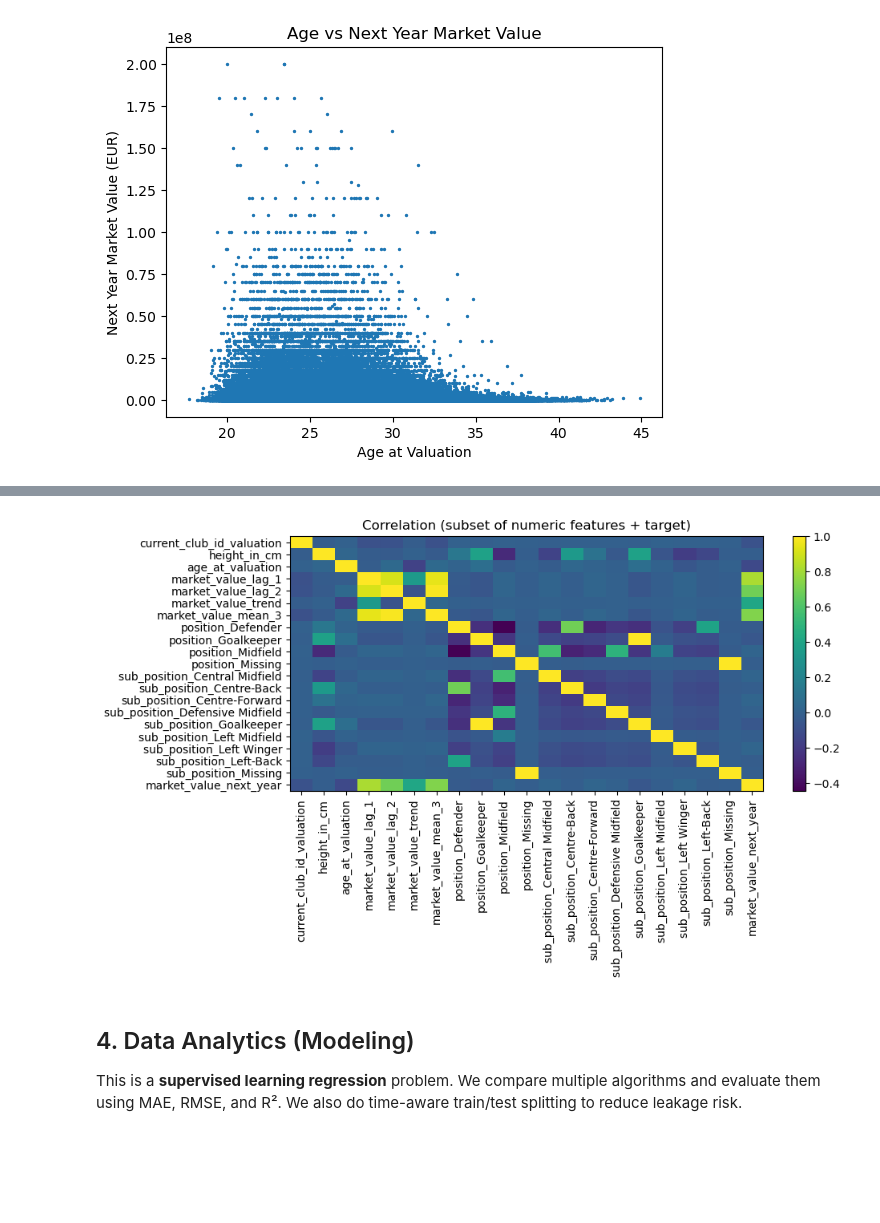
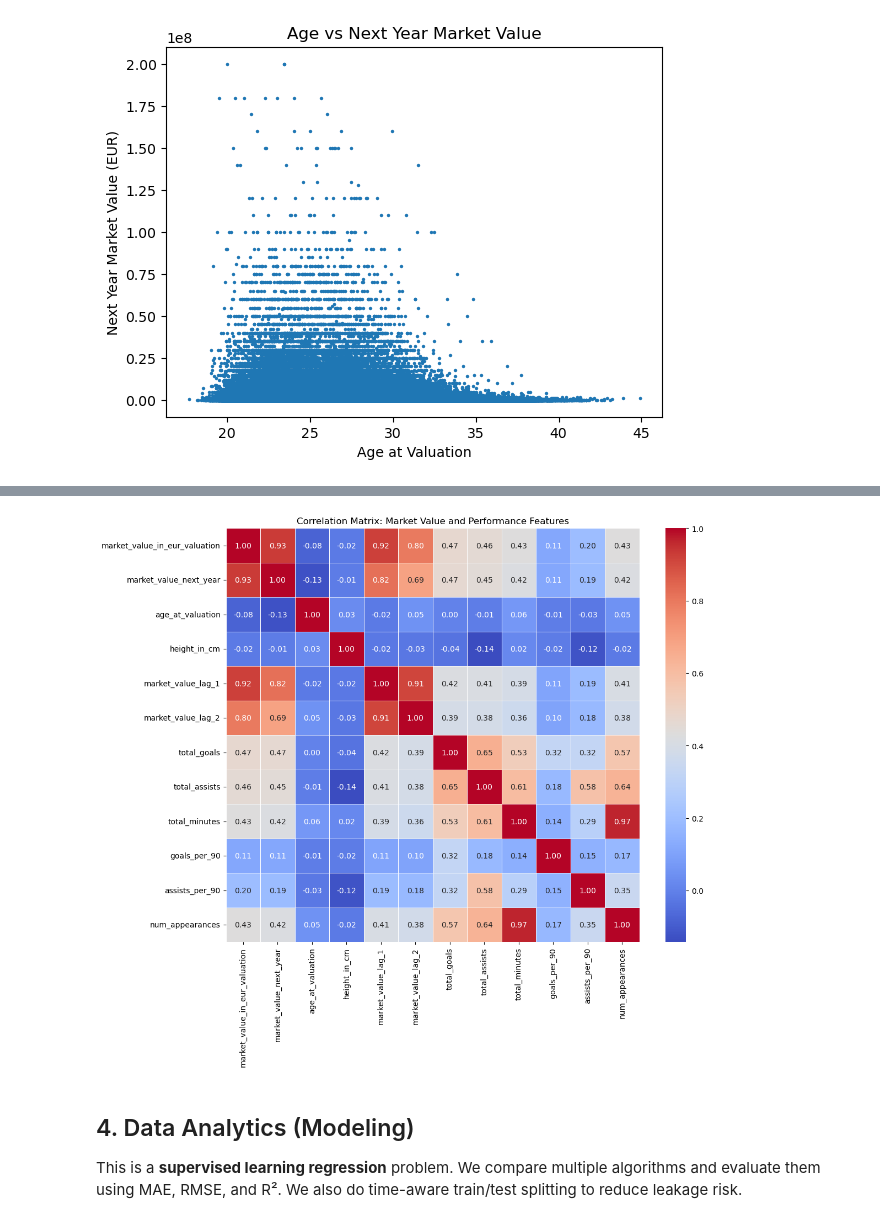
Before and after one commit to ChristianVaikona/comp352-final-project, a Jupyter notebook: Footballer_Market_Evaluation_Final_Submission.ipynb, the cells around one changed output, grey strips where cells are left out. Cells and saved outputs as stored; diff of their text form; code cells hidden in the pictures; blank space fills up the shorter version.

```diff
--- a/Footballer_Market_Evaluation_Final_Submission.ipynb
+++ b/Footballer_Market_Evaluation_Final_Submission.ipynb
@@ -576,0 +1102,18 @@ plt.show()
+# %%
+# Market Value by Performance Tier (boxplot)
+# Create performance tiers
+merged_df['performance_tier'] = pd.cut(
+    merged_df['total_goals'],
+    bins=[0, 1, 5, 10, 100],
+    labels=['Low (0-1)', 'Medium (2-5)', 'High (6-10)', 'Elite (11+)']
+)
+
+plt.figure(figsize=(10, 6))
+merged_df.boxplot(column='market_value_in_eur_valuation', by='performance_tier',
+                  figsize=(10, 6))
+plt.xlabel('Goal-Scoring Performance Tier')
+plt.ylabel('Market Value (EUR)')
+plt.title('Market Value Distribution by Goal-Scoring Performance')
+plt.suptitle('')  # Remove default title
+plt.tight_layout()
+plt.show()
@@ -577,19 +1123,24 @@ plt.show()
 # %%
-# Correlation heatmap (numeric subset)
+# Correlation heatmap
+import seaborn as sns
 
-num_cols = X.columns[:20]  # limit for readability
-corr = pd.concat([X[num_cols], y], axis=1).corr()
+# Select key features including performance stats
+corr_features = ['market_value_in_eur_valuation', 'market_value_next_year',
+                 'age_at_valuation', 'height_in_cm',
+                 'market_value_lag_1', 'market_value_lag_2',
+                 'total_goals', 'total_assists', 'total_minutes',
+                 'goals_per_90', 'assists_per_90', 'num_appearances']
 
-plt.figure(figsize=(10,6))
-plt.imshow(corr, aspect="auto")
-plt.colorbar()
-plt.xticks(range(len(corr.columns)), corr.columns, rotation=90)
-plt.yticks(range(len(corr.index)), corr.index)
-plt.title("Correlation (subset of numeric features + target)")
+corr_matrix = merged_df[corr_features].corr()
+
+plt.figure(figsize=(12, 10))
+sns.heatmap(corr_matrix, annot=True, fmt='.2f', cmap='coolwarm',
+            square=True, linewidths=0.5)
+plt.title('Correlation Matrix: Market Value and Performance Features')
 plt.tight_layout()
 plt.show()
 # %% [output]
-[figure, old version]
+[figure, new version]
 # %% [markdown]
 ## 4. Data Analytics (Modeling)
 This is a **supervised learning regression** problem. We compare multiple algorithms and evaluate them using MAE, RMSE, and R². We also do time-aware train/test splitting to reduce leakage risk.
```
Also changed, not shown: parts of 27 cells of this notebook, 2 other files.
